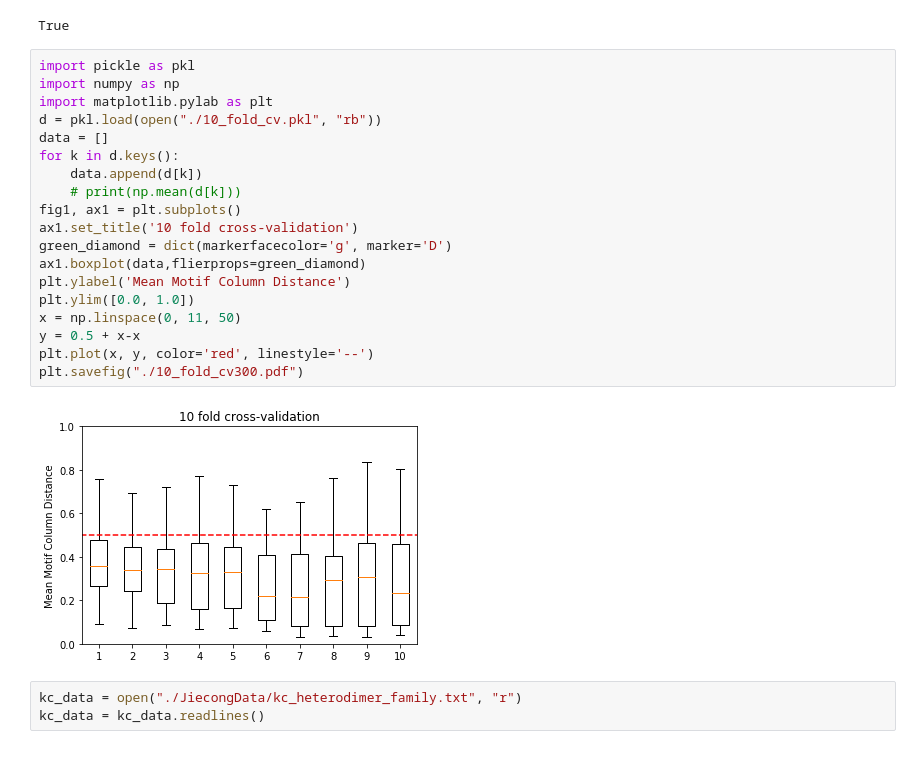
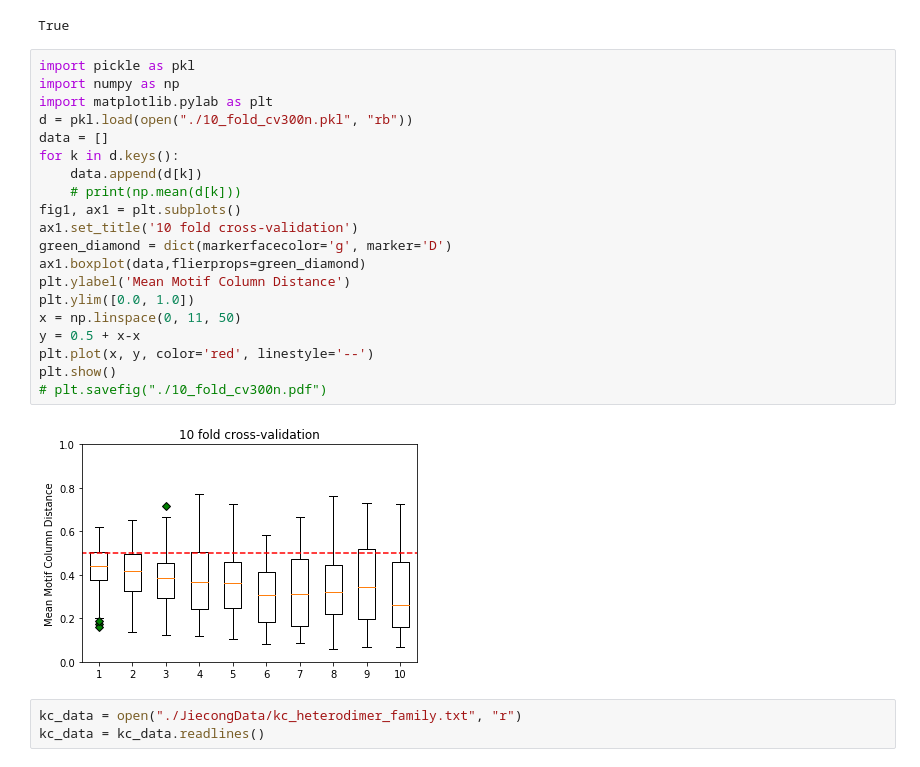
Before and after one commit to JasonLinjc/motif_synthesis, a Jupyter notebook: data_preprocessing.ipynb, the cells around one changed output. Cells and saved outputs as stored; diff of their text form.

```diff
--- a/data_preprocessing.ipynb
+++ b/data_preprocessing.ipynb
@@ -156,24 +156,25 @@ True
 # %%
 import pickle as pkl
 import numpy as np
 import matplotlib.pylab as plt
-d = pkl.load(open("./10_fold_cv.pkl", "rb"))
+d = pkl.load(open("./10_fold_cv300n.pkl", "rb"))
 data = []
 for k in d.keys():
     data.append(d[k])
     # print(np.mean(d[k]))
 fig1, ax1 = plt.subplots()
 ax1.set_title('10 fold cross-validation')
 green_diamond = dict(markerfacecolor='g', marker='D')
 ax1.boxplot(data,flierprops=green_diamond)
 plt.ylabel('Mean Motif Column Distance')
 plt.ylim([0.0, 1.0])
 x = np.linspace(0, 11, 50)
 y = 0.5 + x-x
 plt.plot(x, y, color='red', linestyle='--')
-plt.savefig("./10_fold_cv300.pdf")
+plt.show()
+# plt.savefig("./10_fold_cv300n.pdf")
 # %% [output]
-[figure, old version]
+[figure, new version]
 # %%
 kc_data = open("./JiecongData/kc_heterodimer_family.txt", "r")
 kc_data = kc_data.readlines()
```
Also changed, not shown: 7 other files.
